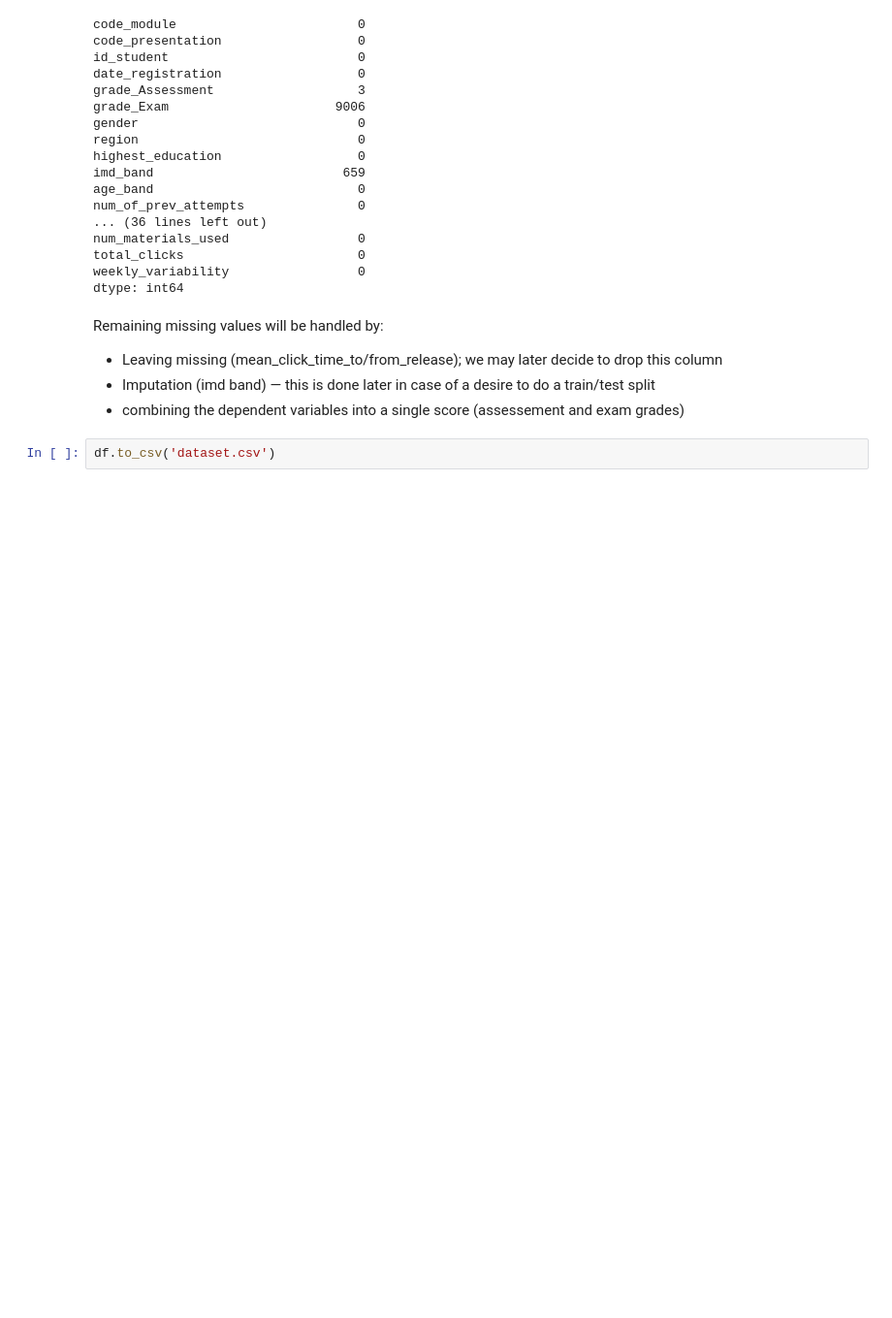
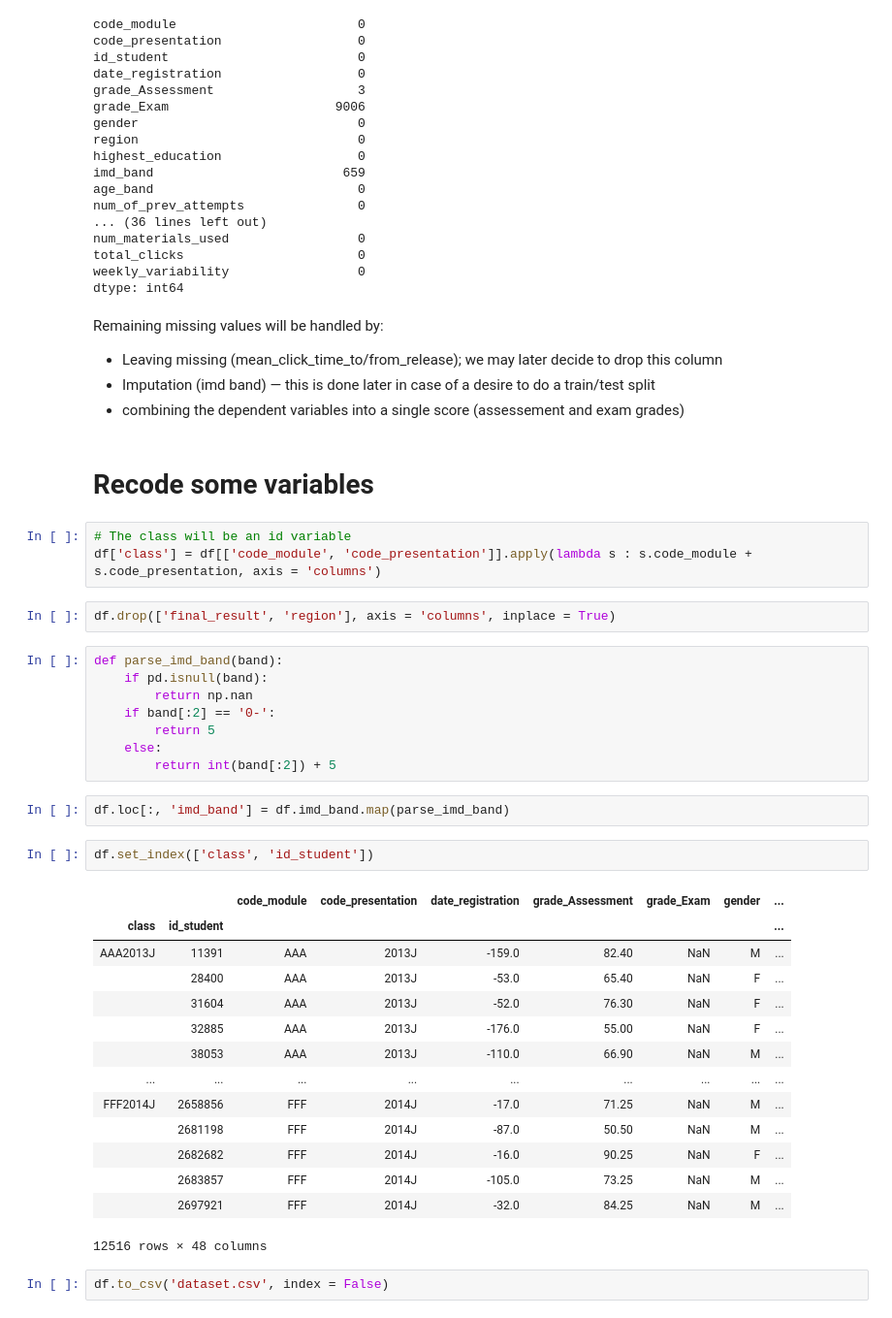
Before and after one commit to rcharan/mooc-data, a Jupyter notebook: feature_engineering.ipynb, the cells around one changed output. Shown at 97% size. Cells and saved outputs as stored; diff of their text form; blank space fills up the shorter version.

Commit message:
recode data

```diff
--- a/feature_engineering.ipynb
+++ b/feature_engineering.ipynb
@@ -1072,5 +1072,39 @@ Remaining missing values will be handled by:
  - Leaving missing (mean_click_time_to/from_release); we may later decide to drop this column
  - Imputation (imd band) — this is done later in case of a desire to do a train/test split
  - combining the dependent variables into a single score (assessement and exam grades)
+# %% [markdown]
+# Recode some variables
+# %%
+# The class will be an id variable
+df['class'] = df[['code_module', 'code_presentation']].apply(lambda s : s.code_module + s.code_presentation, axis = 'columns')
+# %%
+df.drop(['final_result', 'region'], axis = 'columns', inplace = True)
+# %%
+def parse_imd_band(band):
+    if pd.isnull(band):
+        return np.nan
+    if band[:2] == '0-':
+        return 5
+    else:
+        return int(band[:2]) + 5
+# %%
+df.loc[:, 'imd_band'] = df.imd_band.map(parse_imd_band)
+# %%
+df.set_index(['class', 'id_student'])
+# %% [output]
+|  |  | code_module | code_presentation | date_registration | grade_Assessment | grade_Exam | gender | ... |
+| class | id_student |  |  |  |  |  |  | ... |
+| AAA2013J | 11391 | AAA | 2013J | -159.0 | 82.40 | NaN | M | ... |
+|  | 28400 | AAA | 2013J | -53.0 | 65.40 | NaN | F | ... |
+|  | 31604 | AAA | 2013J | -52.0 | 76.30 | NaN | F | ... |
+|  | 32885 | AAA | 2013J | -176.0 | 55.00 | NaN | F | ... |
+|  | 38053 | AAA | 2013J | -110.0 | 66.90 | NaN | M | ... |
+| ... | ... | ... | ... | ... | ... | ... | ... | ... |
+| FFF2014J | 2658856 | FFF | 2014J | -17.0 | 71.25 | NaN | M | ... |
+|  | 2681198 | FFF | 2014J | -87.0 | 50.50 | NaN | M | ... |
+|  | 2682682 | FFF | 2014J | -16.0 | 90.25 | NaN | F | ... |
+|  | 2683857 | FFF | 2014J | -105.0 | 73.25 | NaN | M | ... |
+|  | 2697921 | FFF | 2014J | -32.0 | 84.25 | NaN | M | ... |
+12516 rows × 48 columns
 # %%
-df.to_csv('dataset.csv')
+df.to_csv('dataset.csv', index = False)
```
